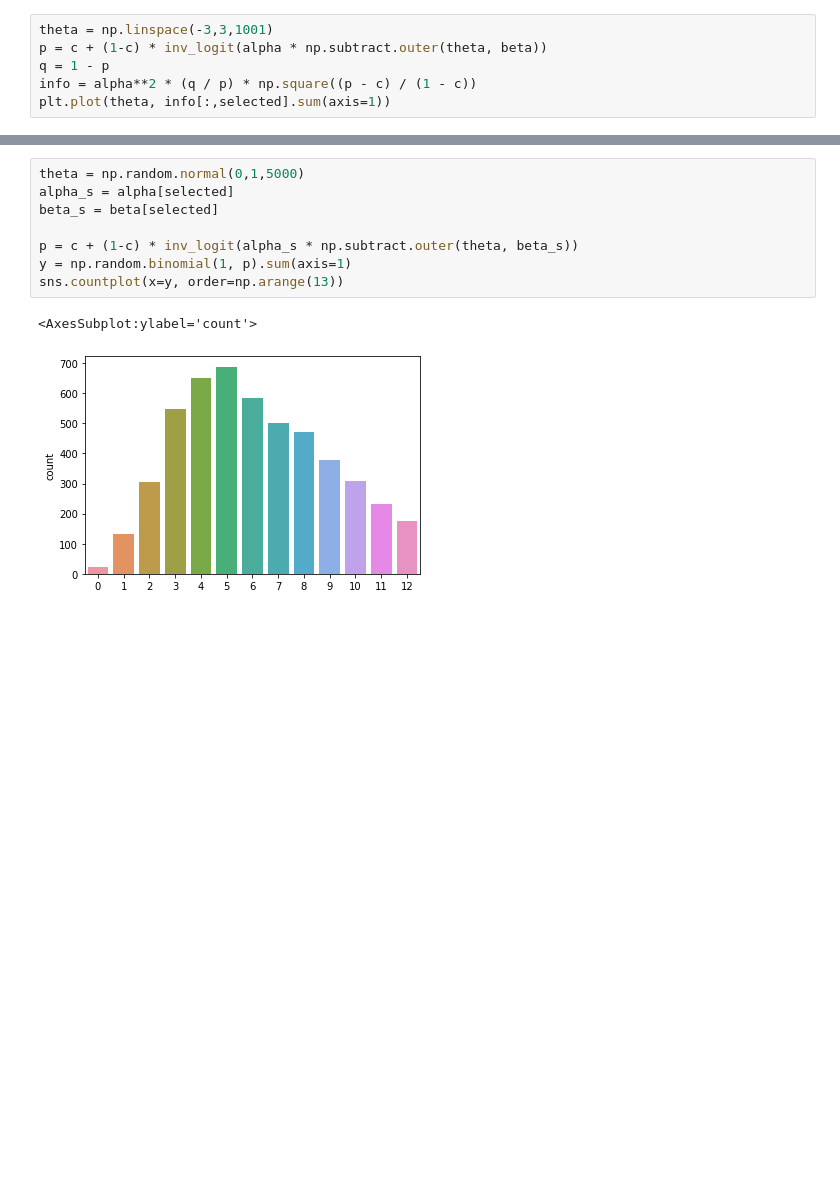
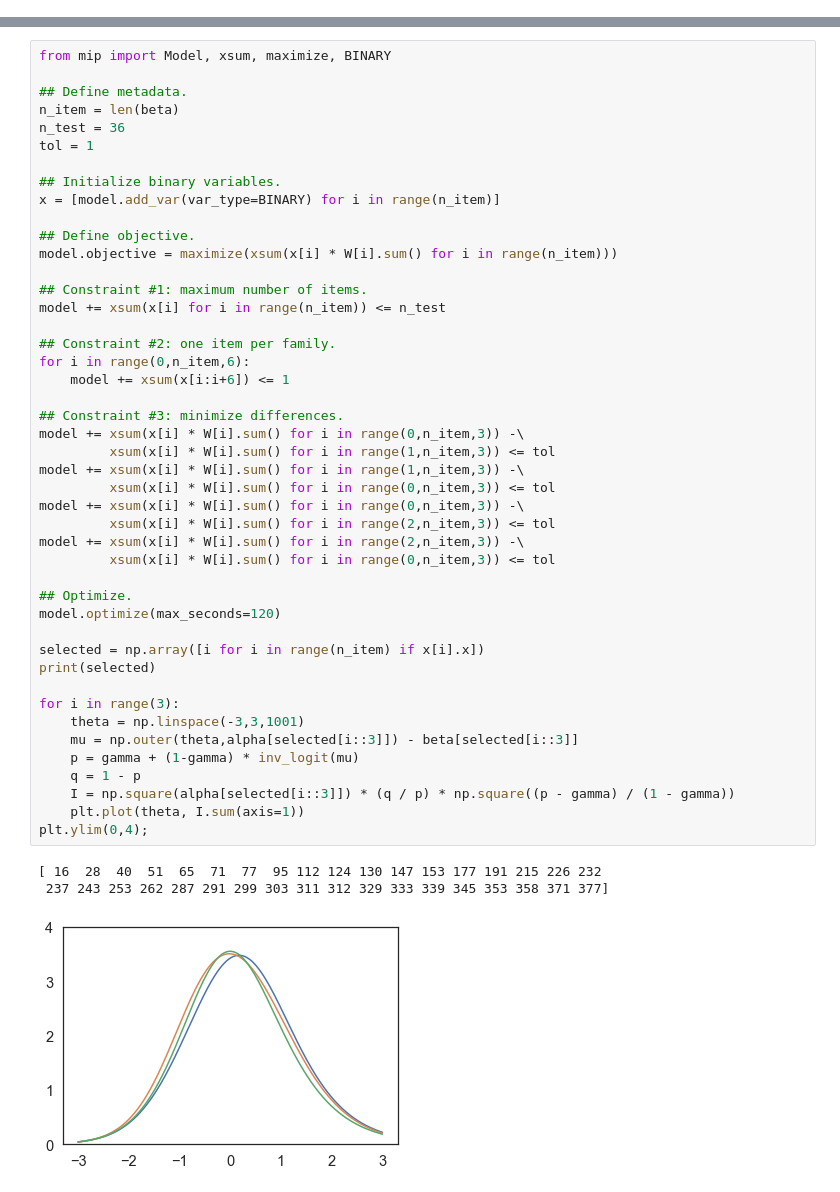
Before and after one commit to ndawlab/mars-irt, a Jupyter notebook: 03_Calibration/XX_mip.ipynb, the cells around one changed output, grey strips where cells are left out. Cells and saved outputs as stored; diff of their text form; blank space fills up the shorter version.

```diff
--- a/03_Calibration/XX_mip.ipynb
+++ b/03_Calibration/XX_mip.ipynb
@@ -223,6 +156,0 @@ print(selected)
-# %%
-theta = np.linspace(-3,3,1001)
-p = c + (1-c) * inv_logit(alpha * np.subtract.outer(theta, beta))
-q = 1 - p
-info = alpha**2 * (q / p) * np.square((p - c) / (1 - c))
-plt.plot(theta, info[:,selected].sum(axis=1))
@@ -248,11 +157,49 @@ plt.plot(theta, info[:,selected])
-# %%
-theta = np.random.normal(0,1,5000)
-alpha_s = alpha[selected]
-beta_s = beta[selected]
-
-p = c + (1-c) * inv_logit(alpha_s * np.subtract.outer(theta, beta_s))
-y = np.random.binomial(1, p).sum(axis=1)
-sns.countplot(x=y, order=np.arange(13))
-# %% [output]
-<AxesSubplot:ylabel='count'>
-[figure, removed]
+# %%
+from mip import Model, xsum, maximize, BINARY
+
+## Define metadata.
+n_item = len(beta)
+n_test = 36
+tol = 1
+
+## Initialize binary variables.
+x = [model.add_var(var_type=BINARY) for i in range(n_item)]
+
+## Define objective.
+model.objective = maximize(xsum(x[i] * W[i].sum() for i in range(n_item)))
+
+## Constraint #1: maximum number of items.
+model += xsum(x[i] for i in range(n_item)) <= n_test
+
+## Constraint #2: one item per family.
+for i in range(0,n_item,6):
+    model += xsum(x[i:i+6]) <= 1
+
+## Constraint #3: minimize differences.
+model += xsum(x[i] * W[i].sum() for i in range(0,n_item,3)) -\
+         xsum(x[i] * W[i].sum() for i in range(1,n_item,3)) <= tol
+model += xsum(x[i] * W[i].sum() for i in range(1,n_item,3)) -\
+         xsum(x[i] * W[i].sum() for i in range(0,n_item,3)) <= tol
+model += xsum(x[i] * W[i].sum() for i in range(0,n_item,3)) -\
+         xsum(x[i] * W[i].sum() for i in range(2,n_item,3)) <= tol
+model += xsum(x[i] * W[i].sum() for i in range(2,n_item,3)) -\
+         xsum(x[i] * W[i].sum() for i in range(0,n_item,3)) <= tol
+
+## Optimize.
+model.optimize(max_seconds=120)
+
+selected = np.array([i for i in range(n_item) if x[i].x])
+print(selected)
+
+for i in range(3):
+    theta = np.linspace(-3,3,1001)
+    mu = np.outer(theta,alpha[selected[i::3]]) - beta[selected[i::3]]
+    p = gamma + (1-gamma) * inv_logit(mu)
+    q = 1 - p
+    I = np.square(alpha[selected[i::3]]) * (q / p) * np.square((p - gamma) / (1 - gamma))
+    plt.plot(theta, I.sum(axis=1))
+plt.ylim(0,4);
+# %% [output]
+[ 16  28  40  51  65  71  77  95 112 124 130 147 153 177 191 215 226 232
+ 237 243 253 262 287 291 299 303 311 312 329 333 339 345 353 358 371 377]
+[figure, added]
```
Also changed, not shown: parts of 31 cells of this notebook, 1 other file.
